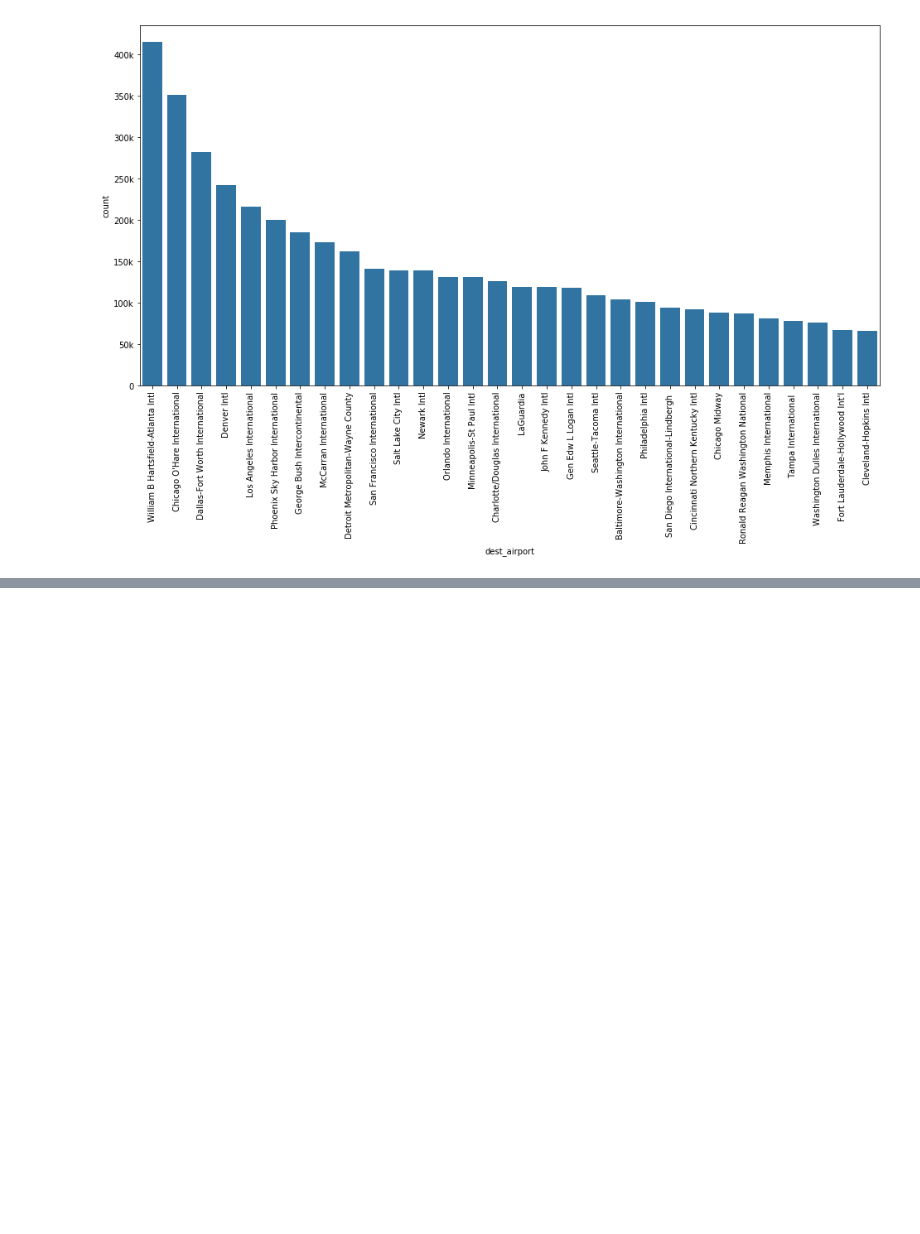
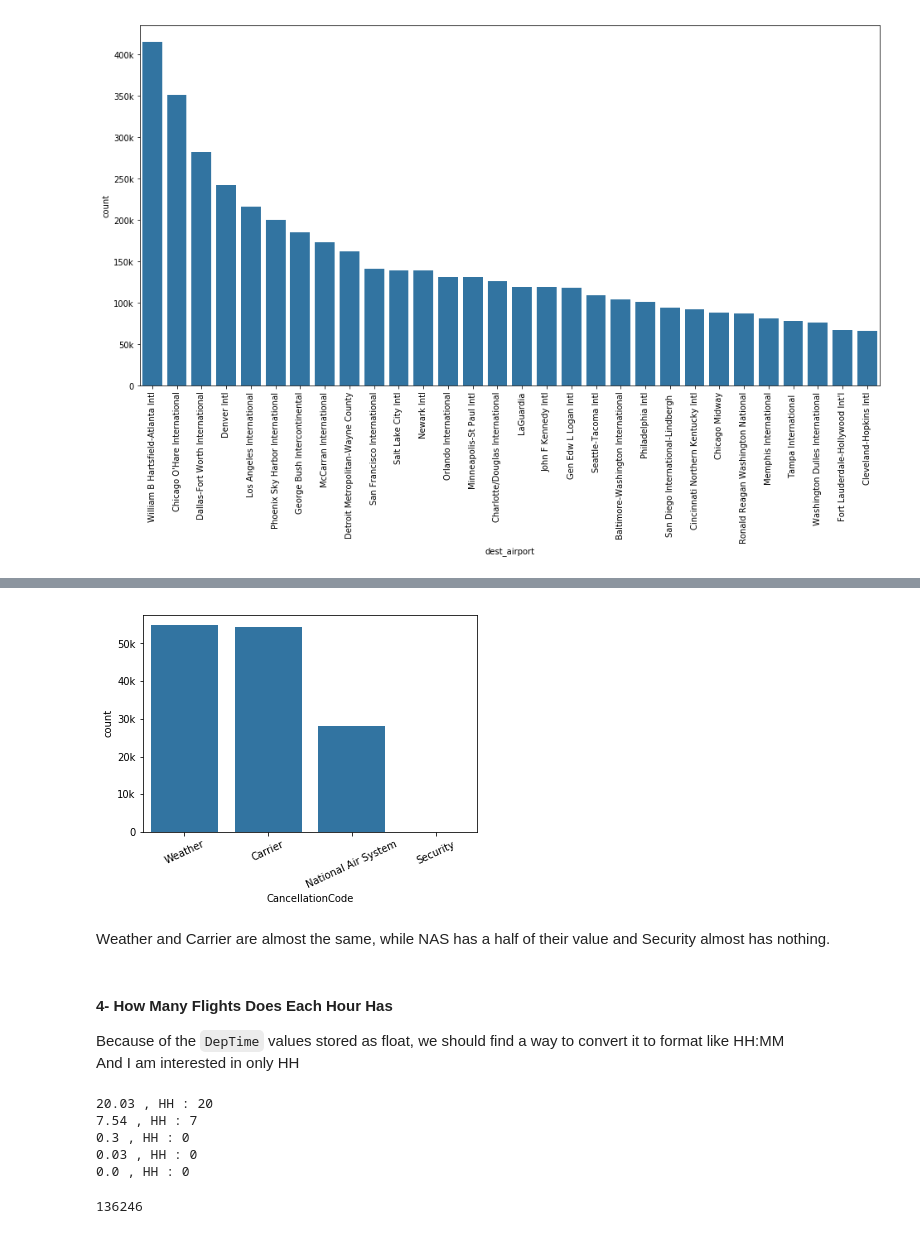
Before and after one commit to iRaied/UDACITY_Project_5.2_Flights, a Jupyter notebook: Flights.ipynb, the cells around one changed output, grey strips where cells are left out. Drawn from its saved outputs; the diff is of its cells as text; code cells hidden in the pictures; blank space fills up the shorter version.

```diff
--- a/Flights.ipynb
+++ b/Flights.ipynb
@@ -534,4 +393,0 @@ print(d/100,int(d/100))
-# %%
-df_2008_clean['DepTimeHM'] = df_2008_clean['DepTime']/100
-# %%
-df_2008_clean['DepTimeHM'] = df_2008_clean['DepTimeHM'].fillna(0).astype(int)
@@ -631,0 +431,34 @@ Name: Year, Length: 63, dtype: int64
+# %%
+color_palette = sb.color_palette()[0]
+labels = ['Weather', 'Carrier', 'National Air System', 'Security']
+fig, ax1 = plt.subplots(1,1);
+#plt.figure(figsize = (16, 8));
+sb.countplot(data = df_2008_clean, x = 'CancellationCode', color = color_palette, ax=ax1, order=['B', 'A', 'C', 'D']);
+ax1.set_xticklabels(labels, rotation=25);
+plt.yticks([0, 1e4, 2e4, 3e4, 4e4, 5e4],['0', '10k', '20k', '30k', '40k', '50k']);
+# %% [output]
+[figure, added]
+# %% [markdown]
+Weather and Carrier are almost the same, while NAS has a half of their value and Security almost has nothing.
+# %% [markdown]
+#### 4- How Many Flights Does Each Hour Has
+Because of the `DepTime` values stored as float, we should find a way to convert it to format like HH:MM
+<br></br>
+And I am interested in only HH
+# %%
+r = 2003.0
+s = 754.0
+t = 0030.0
+u = 0003.0
+d = 00.00
+print(r/100, ', HH :', int(r/100))
+print(s/100, ', HH :', int(s/100))
+print(t/100, ', HH :', int(t/100))
+print(u/100, ', HH :', int(u/100))
+print(d/100, ', HH :', int(d/100))
+# %% [output]
+20.03 , HH : 20
+7.54 , HH : 7
+0.3 , HH : 0
+0.03 , HH : 0
+0.0 , HH : 0
@@ -631,0 +469,6 @@ Name: Year, Length: 63, dtype: int64
+# %%
+# Check if there is any null values
+
+df_2008_clean.DepTimeHH.isnull().sum()
+# %% [output]
+136246
```
Also changed, not shown: parts of 87 cells of this notebook.
